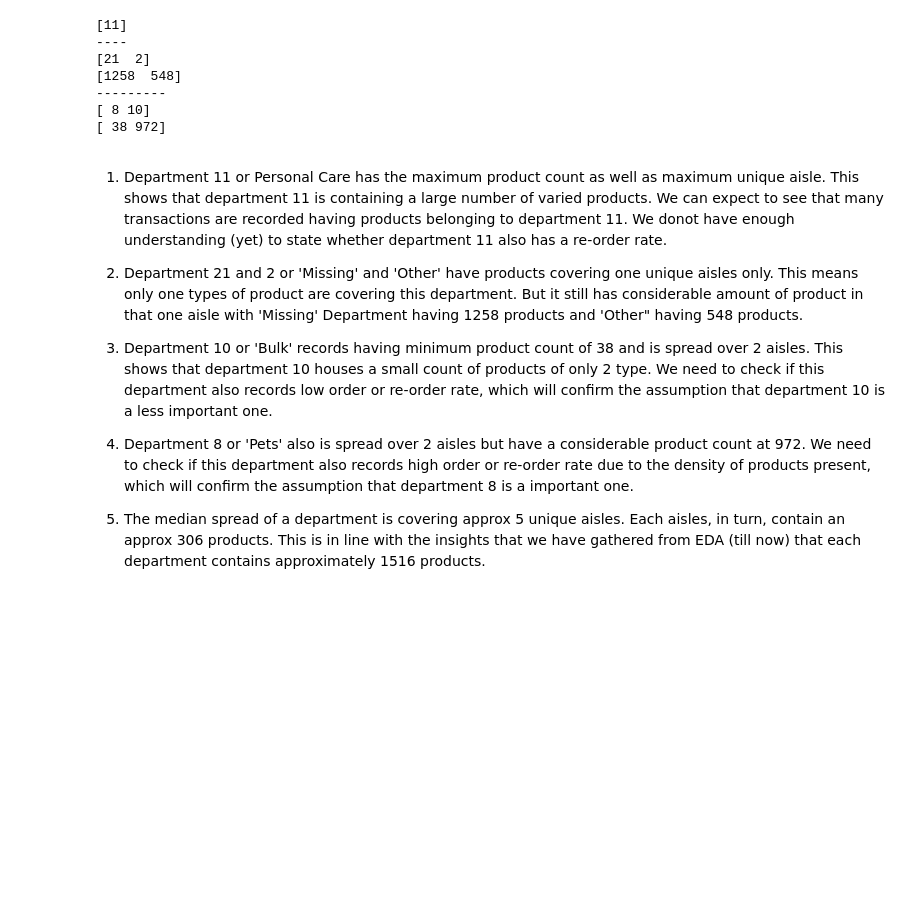
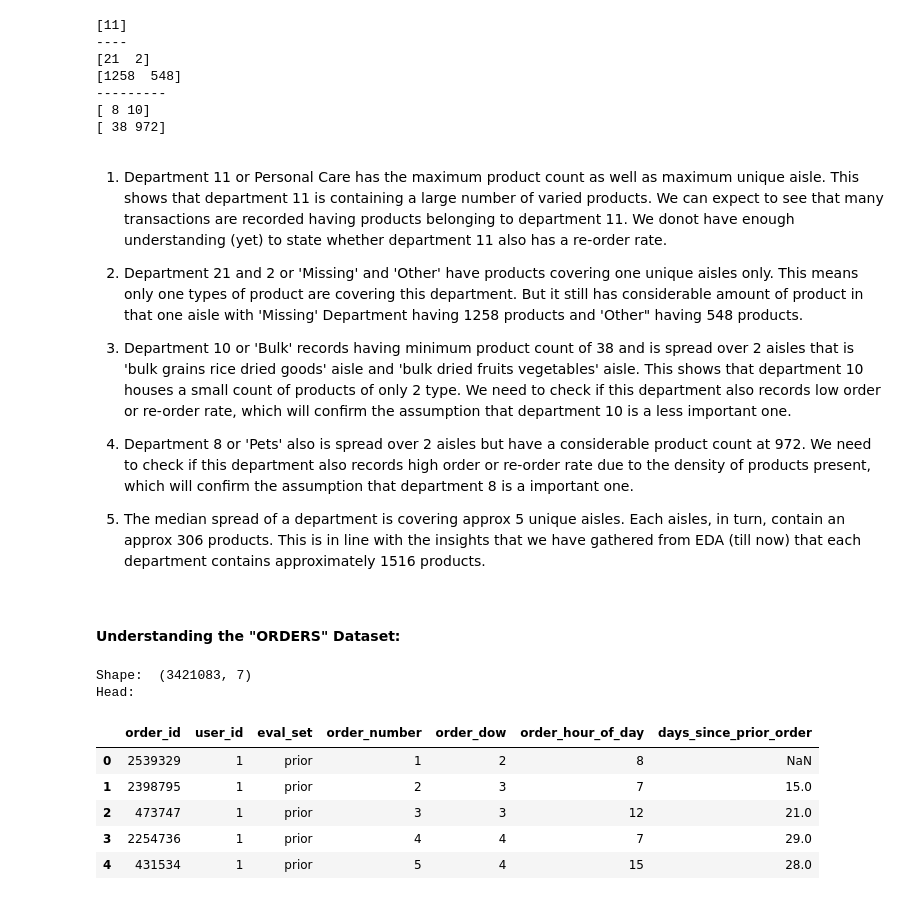
Before and after one commit to NamrataThakur/Market-Basket-Analysis-and-Recommendation, a Jupyter notebook: EDA_DataDescription.ipynb, the cells around one changed output. Cells and saved outputs as stored; diff of their text form; code cells hidden in the pictures; blank space fills up the shorter version.

```diff
--- a/EDA_DataDescription.ipynb
+++ b/EDA_DataDescription.ipynb
@@ -270,7 +272,7 @@ print(d_df[(d_df['department'] == 'pets') | (d_df['department'] == 'bulk')]['Pro
 2. Department 21 and 2 or 'Missing' and 'Other' have products covering one unique aisles only. This means only one types of product are covering this department. But it still has considerable amount of product in that one aisle with 'Missing' Department having 1258 products and 'Other" having 548 products.
 
 
-3. Department 10 or 'Bulk' records having minimum product count of 38 and is spread over 2 aisles. This shows that department 10 houses a small count of products of only 2 type. We need to check if this department also records low order or re-order rate, which will confirm the assumption that department 10 is a less important one.
+3. Department 10 or 'Bulk' records having minimum product count of 38 and is spread over 2 aisles that is 'bulk grains rice dried goods' aisle and 'bulk dried fruits vegetables' aisle. This shows that department 10 houses a small count of products of only 2 type. We need to check if this department also records low order or re-order rate, which will confirm the assumption that department 10 is a less important one.
 
 
 3. Department 8 or 'Pets' also is spread over 2 aisles but have a considerable product count at 972.  We need to check if this department also records high order or re-order rate due to the density of products present, which will confirm the assumption that department 8 is a important one.
@@ -278,3 +280,18 @@ print(d_df[(d_df['department'] == 'pets') | (d_df['department'] == 'bulk')]['Pro
 
 
 4. The median spread of a department is covering approx 5 unique aisles. Each aisles, in turn, contain an approx 306 products. This is in line with the insights that we have gathered from EDA (till now) that each department contains approximately 1516 products.
+# %% [markdown]
+#### Understanding the "ORDERS" Dataset:
+# %%
+print('Shape: ', order_df.shape)
+print('Head:')
+order_df.head()
+# %% [output]
+Shape:  (3421083, 7)
+Head:
+|  | order_id | user_id | eval_set | order_number | order_dow | order_hour_of_day | days_since_prior_order |
+| 0 | 2539329 | 1 | prior | 1 | 2 | 8 | NaN |
+| 1 | 2398795 | 1 | prior | 2 | 3 | 7 | 15.0 |
+| 2 | 473747 | 1 | prior | 3 | 3 | 12 | 21.0 |
+| 3 | 2254736 | 1 | prior | 4 | 4 | 7 | 29.0 |
+| 4 | 431534 | 1 | prior | 5 | 4 | 15 | 28.0 |
```
Also changed, not shown: parts of 9 cells of this notebook.
